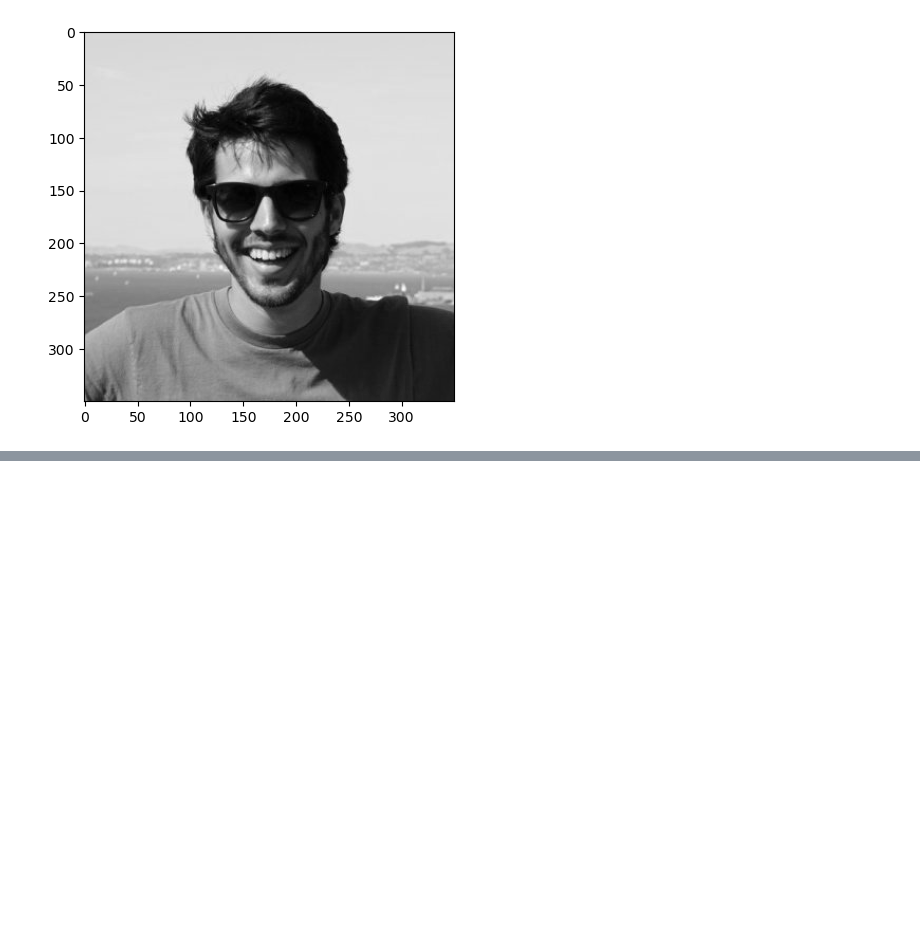
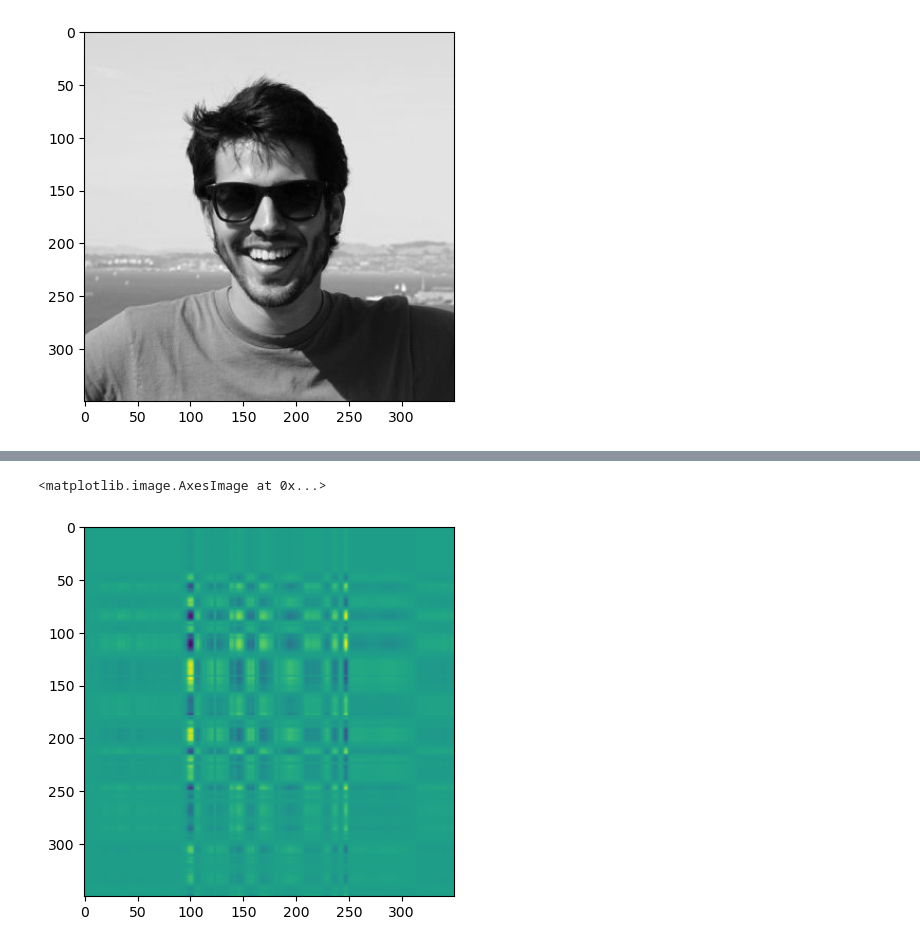
Before and after one commit to stefabat/RealTimePropagation, a Jupyter notebook: pca.ipynb, the cells around one changed output, grey strips where cells are left out. Saved outputs shown, nothing was run; the diff lists cells and outputs as text; code cells hidden in the pictures; blank space fills up the shorter version.

Commit message:
Some eigenfaces

```diff
--- a/pca.ipynb
+++ b/pca.ipynb
@@ -54,7 +54,10 @@ array([[ 0.126 ,  0.0518,  0.1264, -0.022 , -0.0095,  0.027 , -0.0801, -0.0766,
 from PIL import Image
 from matplotlib import pyplot as plt
 
-image = np.array(Image.open('/home/stefano/Pictures/Profile/profile_bw.png'))
+image = np.array(Image.open('/home/stefano/Pictures/Profile/profile.jpg'))
+
+image = image.mean(axis=2)
+
 plt.imshow(image, 'gray')
 # %% [output]
 <matplotlib.image.AxesImage at 0x...>
@@ -110,0 +65,13 @@ array([[-0.0065,  0.004 ,  0.1282, ...,  0.0719,  0.0679,  0.0623],
+# %%
+# compute one eigenface of an image using the svd and return it in the right shape
+def get_eigenface(image, idx = 0):
+    U, S, V = np.linalg.svd(image)
+    eigenface = np.outer(U[:,idx] * S[idx], V[idx,:])
+    return eigenface
+# %%
+idx = 10
+eface = get_eigenface(image, idx)
+plt.imshow(eface)
+# %% [output]
+<matplotlib.image.AxesImage at 0x...>
+[figure, added]
```
Also changed, not shown: parts of 9 cells of this notebook, 2 other files.
